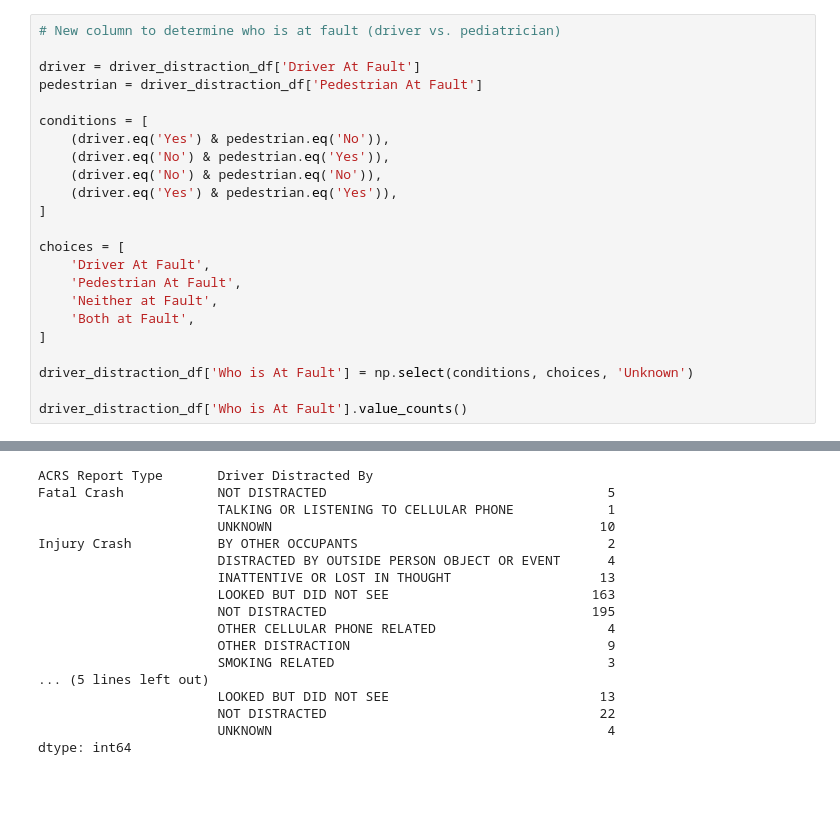
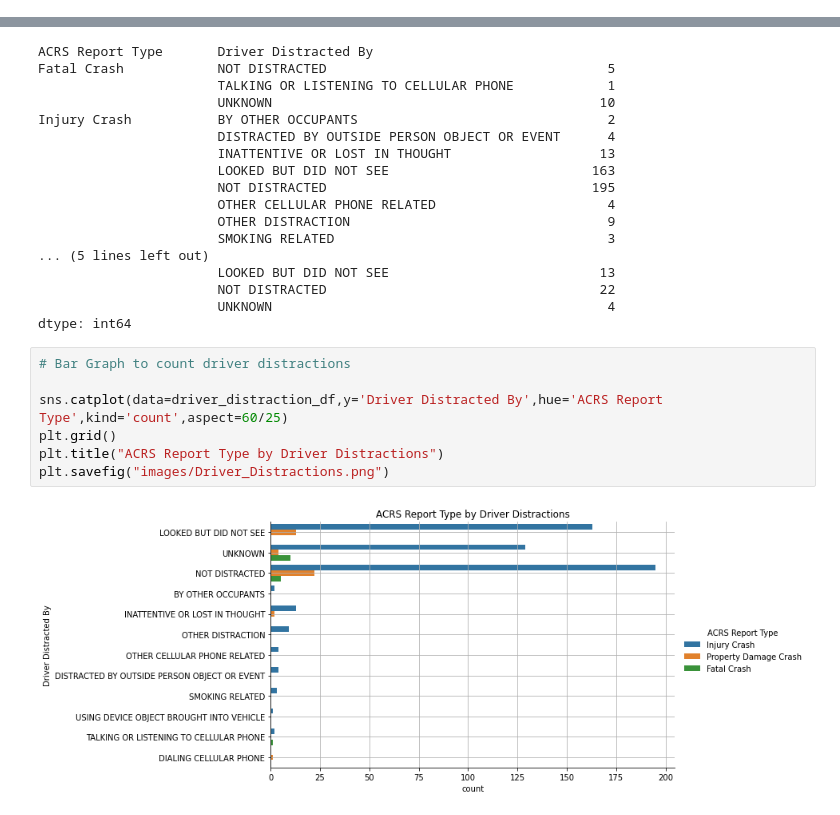
Before and after one commit to mattf4171/Montgomery-County-Collision-Analysis, a Jupyter notebook: driver_distraction_df.ipynb, the cells around one changed output, grey strips where cells are left out. Drawn from its saved outputs; the diff is of its cells as text; blank space fills up the shorter version.

```diff
--- a/driver_distraction_df.ipynb
+++ b/driver_distraction_df.ipynb
@@ -107,26 +51,3 @@ driver_distraction_df.head()
 # CSV transformation for convenience
 
 driver_distraction_df.to_csv("data/Driver_Distraction.csv",index=False)
-# %%
-# New column to determine who is at fault (driver vs. pediatrician)
-
-driver = driver_distraction_df['Driver At Fault']
-pedestrian = driver_distraction_df['Pedestrian At Fault']
-
-conditions = [
-    (driver.eq('Yes') & pedestrian.eq('No')),
-    (driver.eq('No') & pedestrian.eq('Yes')),
-    (driver.eq('No') & pedestrian.eq('No')),
-    (driver.eq('Yes') & pedestrian.eq('Yes')),
-]
-
-choices = [
-    'Driver At Fault',
-    'Pedestrian At Fault',
-    'Neither at Fault',
-    'Both at Fault',
-]
-
-driver_distraction_df['Who is At Fault'] = np.select(conditions, choices, 'Unknown')
-
-driver_distraction_df['Who is At Fault'].value_counts()
@@ -256,3 +95,12 @@ Injury Crash           BY OTHER OCCUPANTS                                2
                        NOT DISTRACTED                                   22
                        UNKNOWN                                           4
 dtype: int64
+# %%
+# Bar Graph to count driver distractions
+
+sns.catplot(data=driver_distraction_df,y='Driver Distracted By',hue='ACRS Report Type',kind='count',aspect=60/25)
+plt.grid()
+plt.title("ACRS Report Type by Driver Distractions")
+plt.savefig("images/Driver_Distractions.png")
+# %% [output]
+[figure, added]
```
Also changed, not shown: parts of 11 cells of this notebook, 1 other file.
